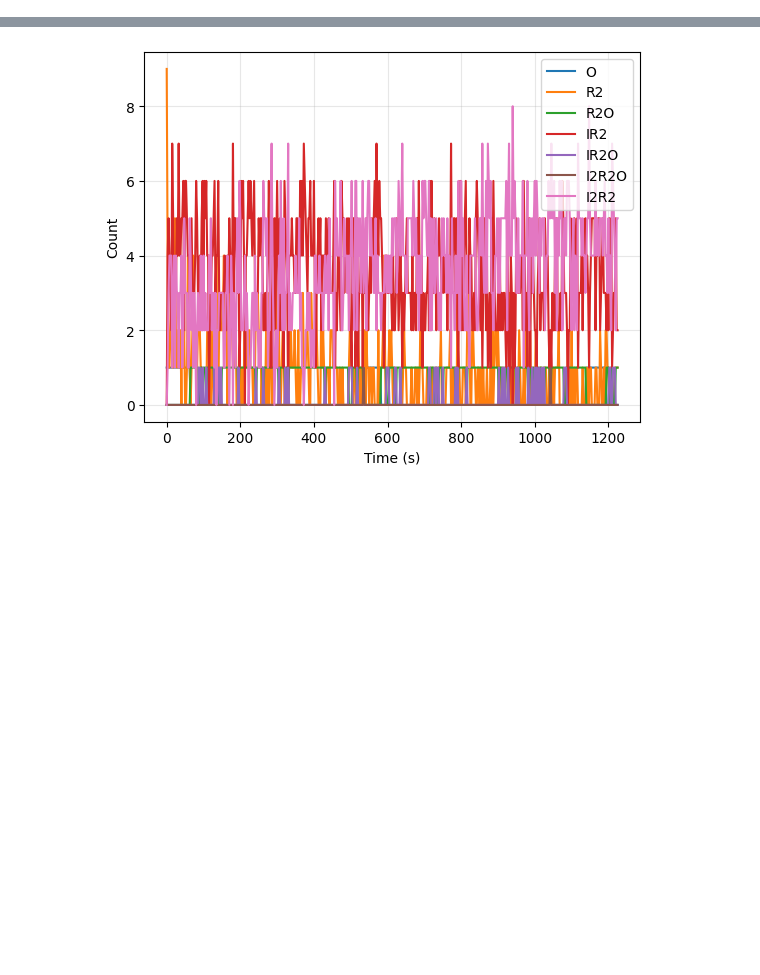
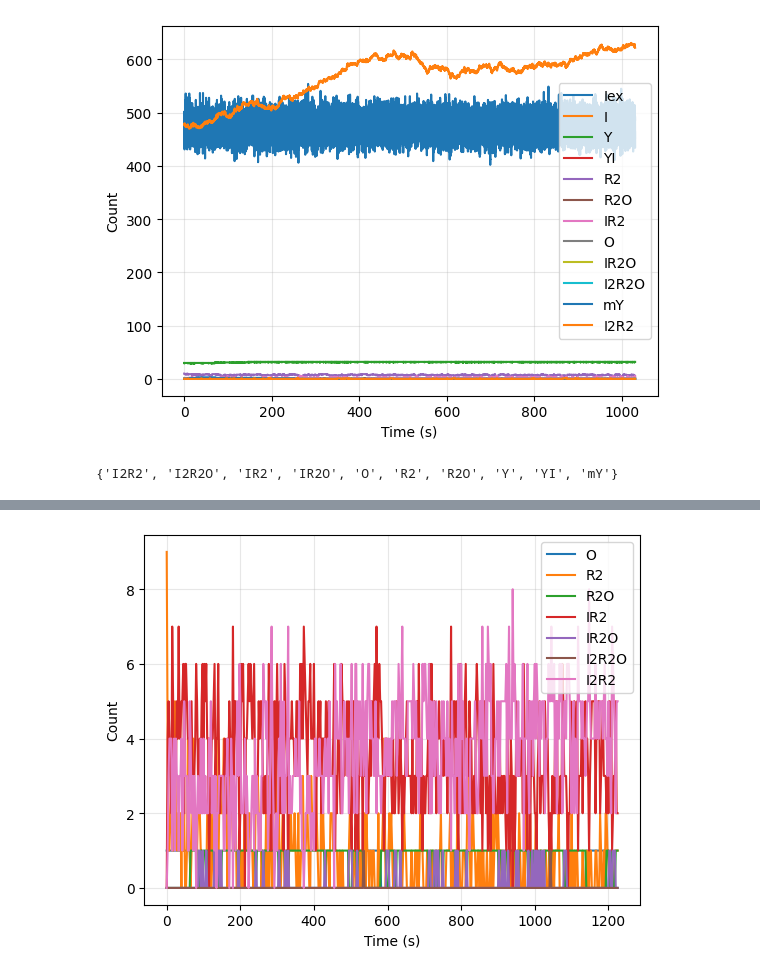
Before and after one commit to darrenjhsu/redicell_framework, a Jupyter notebook: Analysis.ipynb, the cells around one changed output, grey strips where cells are left out. Cells and saved outputs as stored; diff of their text form; code cells hidden in the pictures; blank space fills up the shorter version.

```diff
--- a/Analysis.ipynb
+++ b/Analysis.ipynb
@@ -46,0 +53,8 @@ array([ 0.,  0.,  0.,  1.,  2.,  2.,  3.,  5.,  5.,  5.,  6.,  6.,  6.,
+# %%
+plot_file('0.5uM_1-2023-12-30-22-51-20.hdf5')
+# %% [output]
+[figure, added]
+# %%
+set(mol_to_id.keys()) - set(['Iex', 'I'])
+# %% [output]
+{'I2R2', 'I2R2O', 'IR2', 'IR2O', 'O', 'R2', 'R2O', 'Y', 'YI', 'mY'}
```
Also changed, not shown: parts of 22 cells of this notebook.
